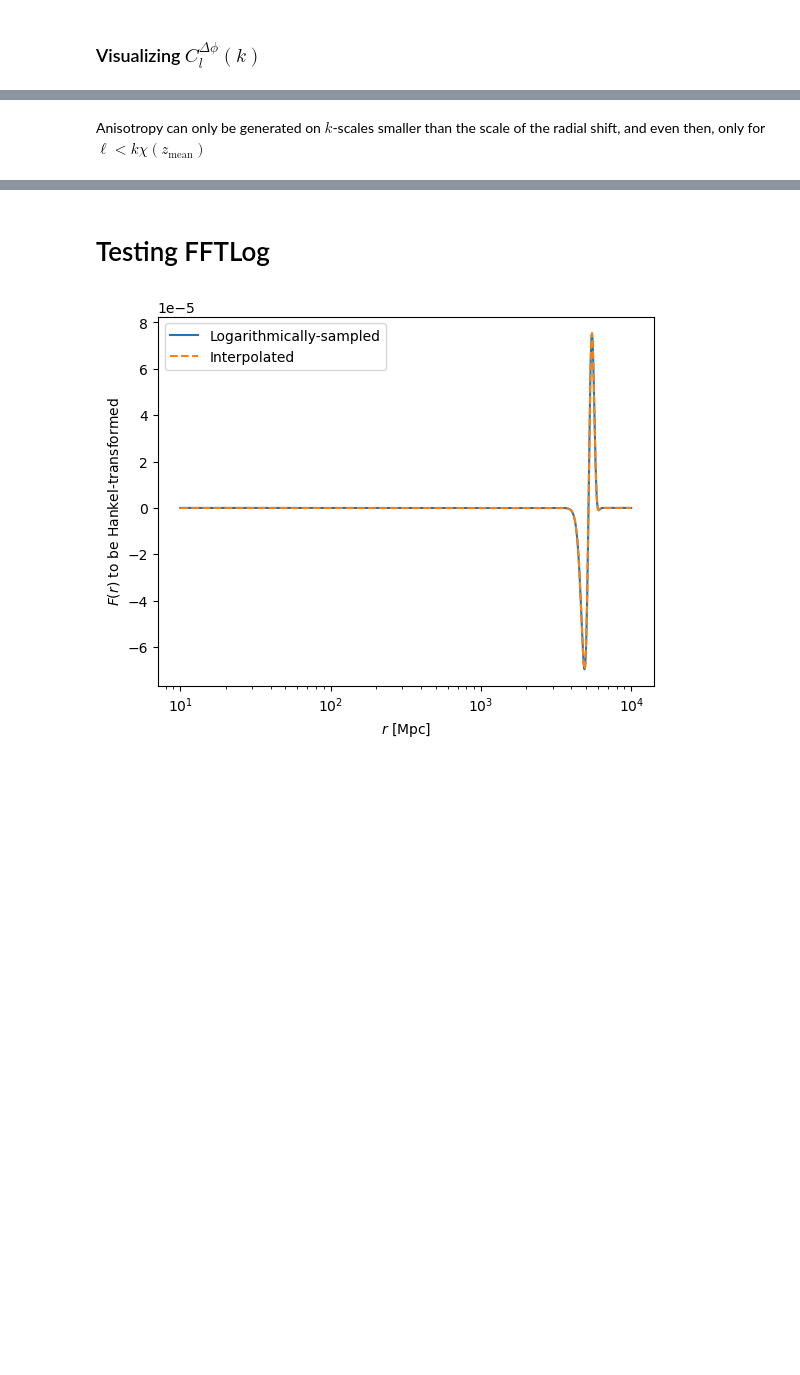
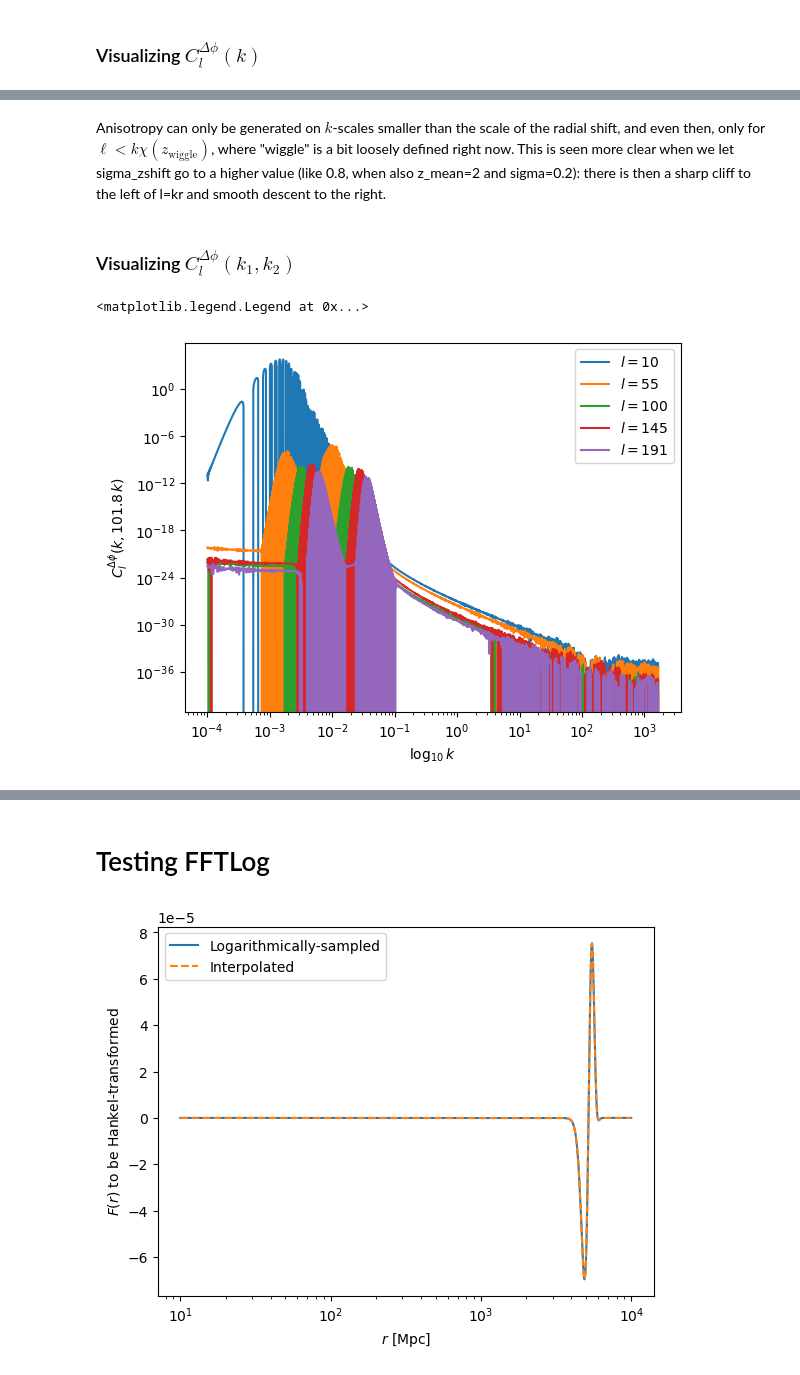
Before and after one commit to abaleato/CARDiAC, a Jupyter notebook: Get_DeltaPhi_PS.ipynb, the cells around one changed output, grey strips where cells are left out. Saved outputs shown, nothing was run; the diff lists cells and outputs as text; code cells hidden in the pictures; blank space fills up the shorter version.

```diff
--- a/Get_DeltaPhi_PS.ipynb
+++ b/Get_DeltaPhi_PS.ipynb
@@ -121,2 +134,18 @@ plt.colorbar(location='bottom')
 # %% [markdown]
-Anisotropy can only be generated on $k$-scales smaller than the scale of the radial shift, and even then, only for $\ell<k \chi(z_{\mathrm{mean}})$
+Anisotropy can only be generated on $k$-scales smaller than the scale of the radial shift, and even then, only for $\ell<k \chi(z_{\mathrm{wiggle}})$, where "wiggle" is a bit loosely defined right now. This is seen more clear when we let sigma_zshift go to a higher value (like 0.8, when also z_mean=2 and sigma=0.2): there is then a sharp cliff to the left of l=kr and smooth descent to the right.
+# %% [markdown]
+### Visualizing $C_l^{\Delta \phi}(k_1, k_2)$
+# %%
+# Let us look into an offset diagonal
+offset_idx = 100
+offset_k = round((k_array[1]/k_array[0])*offset_idx,1)
+
+for l_to_plot in np.linspace(10,lmax,5, dtype=int):
+    plt.loglog(k_array[:-offset_idx], np.diagonal(Cl_deltap_of_k1_k2, axis1=1, axis2=2, offset=offset_idx)[l_to_plot,:], label=r'$l={}$'.format(l_to_plot))
+plt.xlabel(r'$\mathrm{log}_{10}\,k$')
+plt.ylabel(r'$C_l^{\Delta \phi}(k, $'+str(offset_k)+'$\,k)$')
+
+plt.legend()
+# %% [output]
+<matplotlib.legend.Legend at 0x...>
+[figure, added]
```
Also changed, not shown: parts of 10 cells of this notebook.
